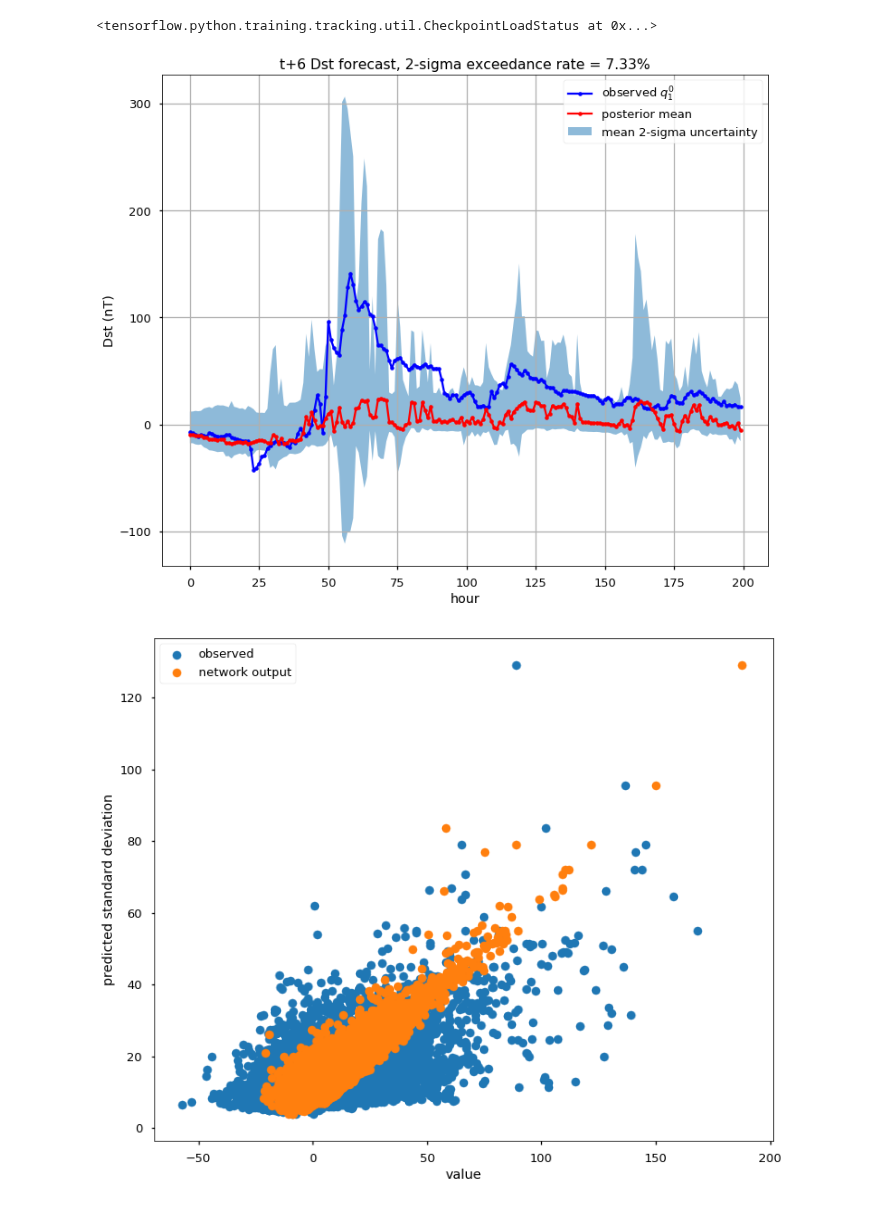
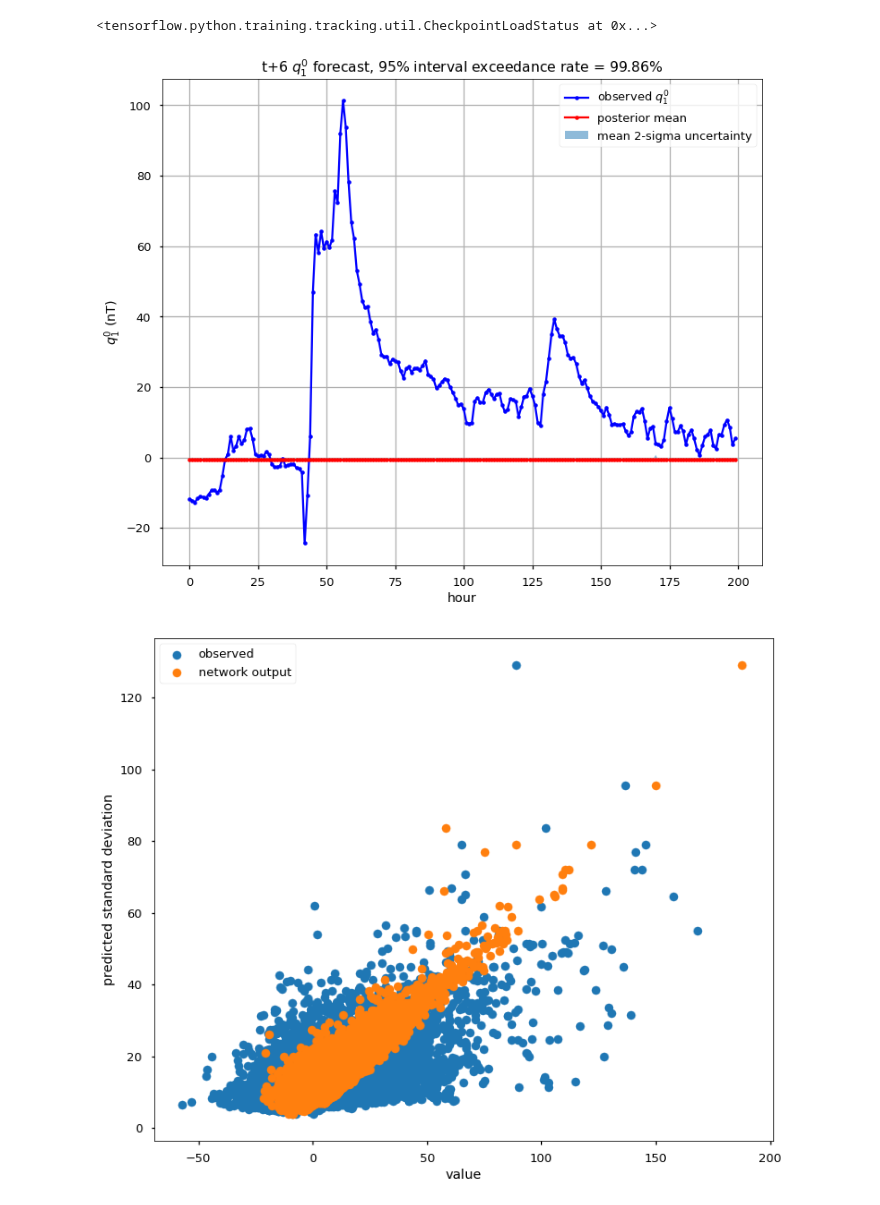
Before and after one commit to sarttiso/spaceweather, a Jupyter notebook: forecasting_extcoeff_BNN.ipynb, the cells around one changed output. Saved outputs shown, nothing was run; the diff lists cells and outputs as text; code cells hidden in the pictures.

```diff
--- a/forecasting_extcoeff_BNN.ipynb
+++ b/forecasting_extcoeff_BNN.ipynb
@@ -463,18 +468,18 @@ plt.show()
 
 Here I assume that the model weights are fully fixed and deterministic, and the network learns the parameters for an output distribution (currently Gaussian).
 # %%
-lstm_dim_1 = 10
-dense_dim_1 = 10
+lstm_dim_1 = 5
+dense_dim_1 = 5
 # %%
 model = tf.keras.models.Sequential([
     tf.keras.layers.LSTM(lstm_dim_1),
     tf.keras.layers.Dense(dense_dim_1,
-                          activation='tanh'),
+                          activation='sigmoid'),
     tf.keras.layers.Dense(2,
                           kernel_initializer=tf.keras.initializers.Constant(0),
                           bias_initializer=tf.keras.initializers.Constant([0, 100])),
     tfp.layers.DistributionLambda(
-        lambda t: tfd.Gumbel(loc=t[..., 0:1],
+        lambda t: tfd.Normal(loc=t[..., 0:1],
                              scale=1e-3 + tf.math.softplus(1.0 * t[..., 1:]))
     )
 ])
@@ -482,14 +487,14 @@ model = tf.keras.models.Sequential([
 negloglik = lambda y, p_y: -p_y.log_prob(y)
 # %%
 model.compile(loss=negloglik,
-              optimizer=tf.keras.optimizers.Adam(lr=0.01),
+              optimizer=tf.keras.optimizers.Adam(lr=0.005),
               metrics=['mse'])
 # %% [markdown]
 ## Train
 # %%
 model.fit(data_in_train_scaled,
           data_out_train,
-          epochs=100,
+          epochs=200,
           verbose=0,
           shuffle=False,
           batch_size=batch_size,
@@ -536,27 +551,27 @@ exc = np.concatenate((data_out_test > ub, data_out_test < lb), axis=1)
 exc = 100 * np.sum(np.any(exc, axis=1))/data_out_test.shape[0]
 # %%
 idx = np.zeros(data_out_test.shape[0], dtype=bool)
-idx[4700:4900] = True
+idx[400:700] = True
 
 fac = 2
 
 plt.figure(figsize=(12,10))
 plt.plot(data_out_test[idx], 'b.-', label='observed $q_1^0$')
 plt.plot(data_out_pred_loc[idx], 'r.-', label='posterior mean')
 plt.fill_between(np.arange(np.sum(idx)),
                 conf_int[idx, 0],
                 conf_int[idx, 1],
                 label='mean 2-sigma uncertainty',
                 alpha=0.5)
 plt.legend()
 plt.xlabel('hour')
-plt.ylabel('Dst (nT)')
-plt.title('t+6 Dst forecast, 2-sigma exceedance rate = %1.2f%%' % exc)
+plt.ylabel('$q_1^0$ (nT)')
+plt.title('t+6 $q_1^0$ forecast, 95%% interval exceedance rate = %1.2f%%' % exc)
 #plt.savefig('figures/demo1.pdf')
 plt.grid()
 plt.show()
 # %% [output]
-[figure, old version]
+[figure, new version]
 # %%
 plt.figure(figsize=(12,10))
 plt.scatter(data_out_test, data_out_pred_std, label='observed')
```
Also changed, not shown: parts of 6 cells of this notebook, 1 other file.
